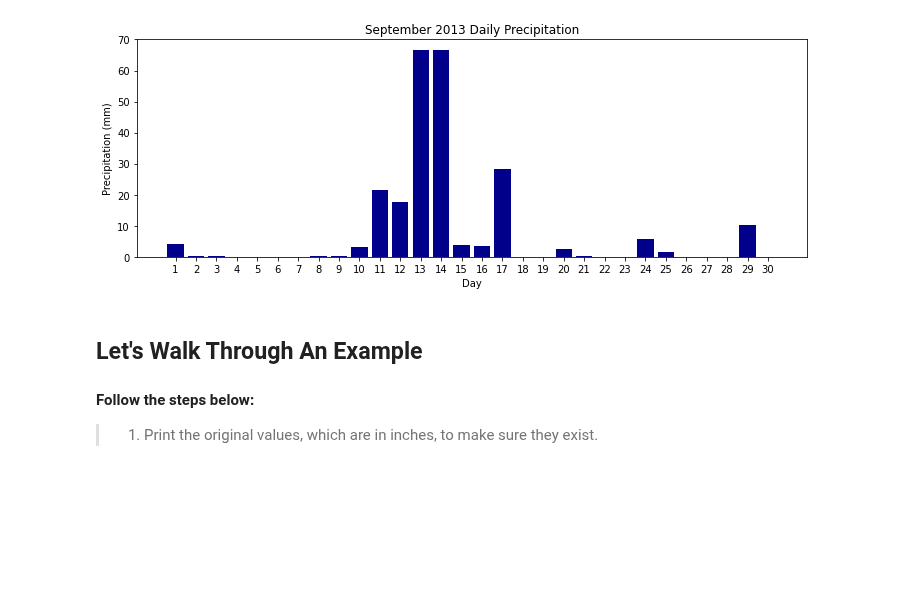
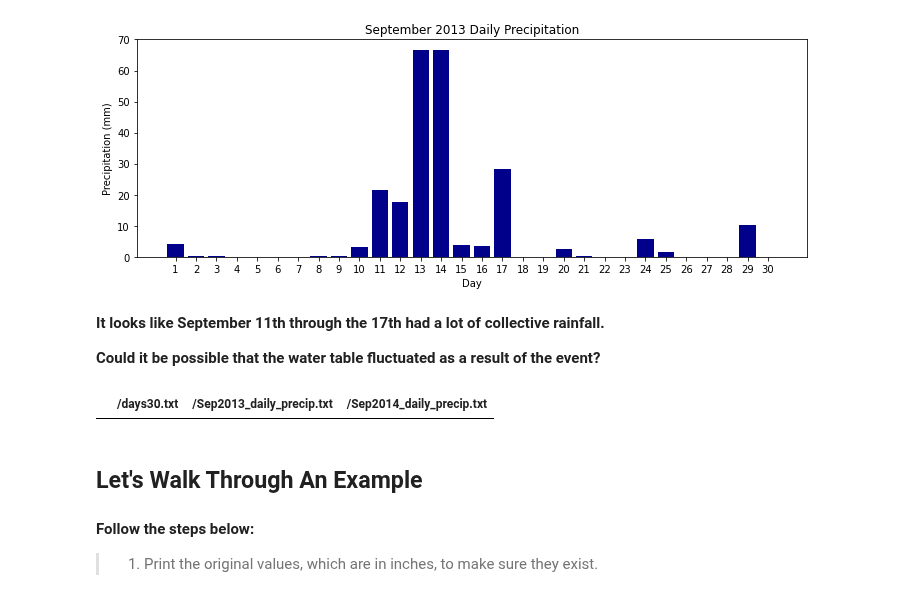
Before and after one commit to CUB-Computational-Tools/2020-ps-MzCorona, a Jupyter notebook: week3_PS_draft.ipynb, the cells around one changed output. Cells and saved outputs as stored; diff of their text form; code cells hidden in the pictures; blank space fills up the shorter version.

```diff
--- a/week3_PS_draft.ipynb
+++ b/week3_PS_draft.ipynb
@@ -79,3 +83,16 @@ __It looks like September 11th through the 17th had a lot of collective rainfall
+# %% [markdown]
+__It looks like September 11th through the 17th had a lot of collective rainfall.__
+
+__Could it be possible that the water table fluctuated as a result of the event?__
+# %%
+# Import necessary packages
+import pandas as pd
+
+precip_2013_2014_df = pd.DataFrame(columns=["/days30.txt", "/Sep2013_daily_precip.txt", "/Sep2014_daily_precip.txt"])
+
+precip_2013_2014_df
+# %% [output]
+|  | /days30.txt | /Sep2013_daily_precip.txt | /Sep2014_daily_precip.txt |
 # %% [markdown]
 
 ## Let's Walk Through An Example
```
Also changed, not shown: parts of 3 cells of this notebook, 3 other files.
